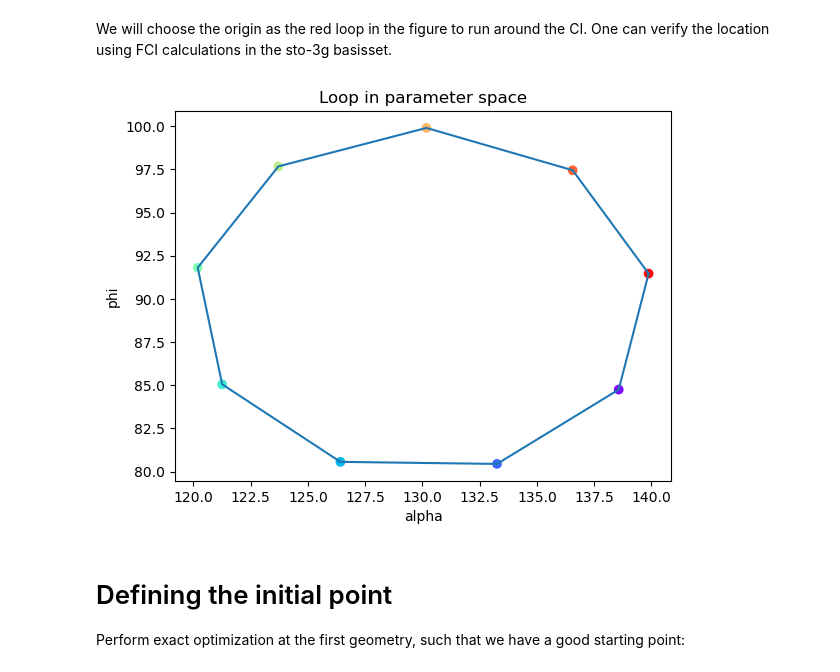
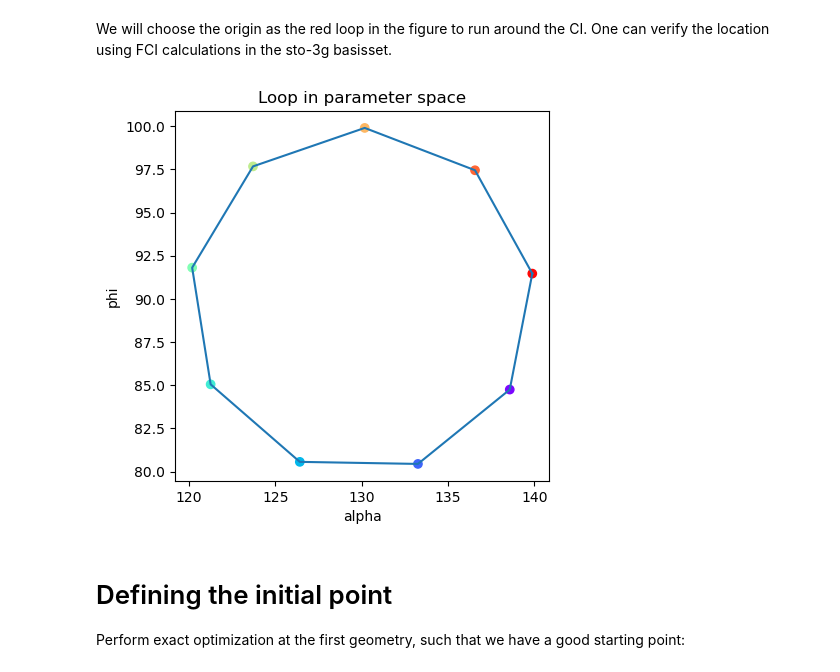
Before and after one commit to Emieeel/auto_oo, a Jupyter notebook: examples/Tutorial_Berry_phase.ipynb, the cells around one changed output. Drawn from its saved outputs; the diff is of its cells as text; code cells hidden in the pictures.

```diff
--- a/examples/Tutorial_Berry_phase.ipynb
+++ b/examples/Tutorial_Berry_phase.ipynb
@@ -62,18 +67,19 @@ loop_geoms = [get_formal_geo(
 # %%
 from matplotlib import colormaps
 import matplotlib.cm as cm
 vir = colormaps['viridis']
 n = cm.rainbow(np.flip(np.linspace(0.01, 0.99, n_points-1)))
 
+plt.gca().set_aspect('equal')
 plt.title("Loop in parameter space")
 plt.scatter(*zip(*alpha_phi_l[:-1]), color=n)  # c=n,cmap=vir)
 
 plt.xlabel('alpha')
 plt.ylabel('phi')
 plt.plot(*zip(*alpha_phi_l))
 plt.show()
 # %% [output]
-[figure, old version]
+[figure, new version]
 # %% [markdown]
 # Defining the initial point
 Perform exact optimization at the first geometry, such that we have a good starting point:
```
Also changed, not shown: parts of 11 cells of this notebook.
